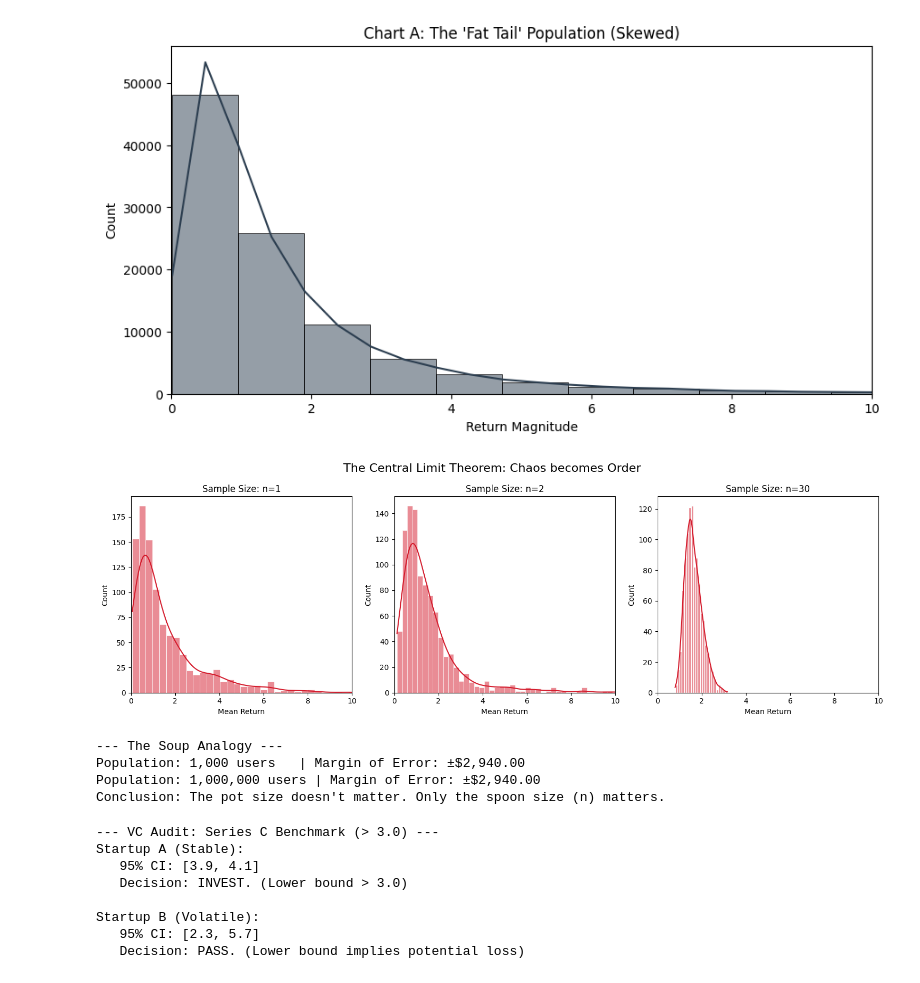
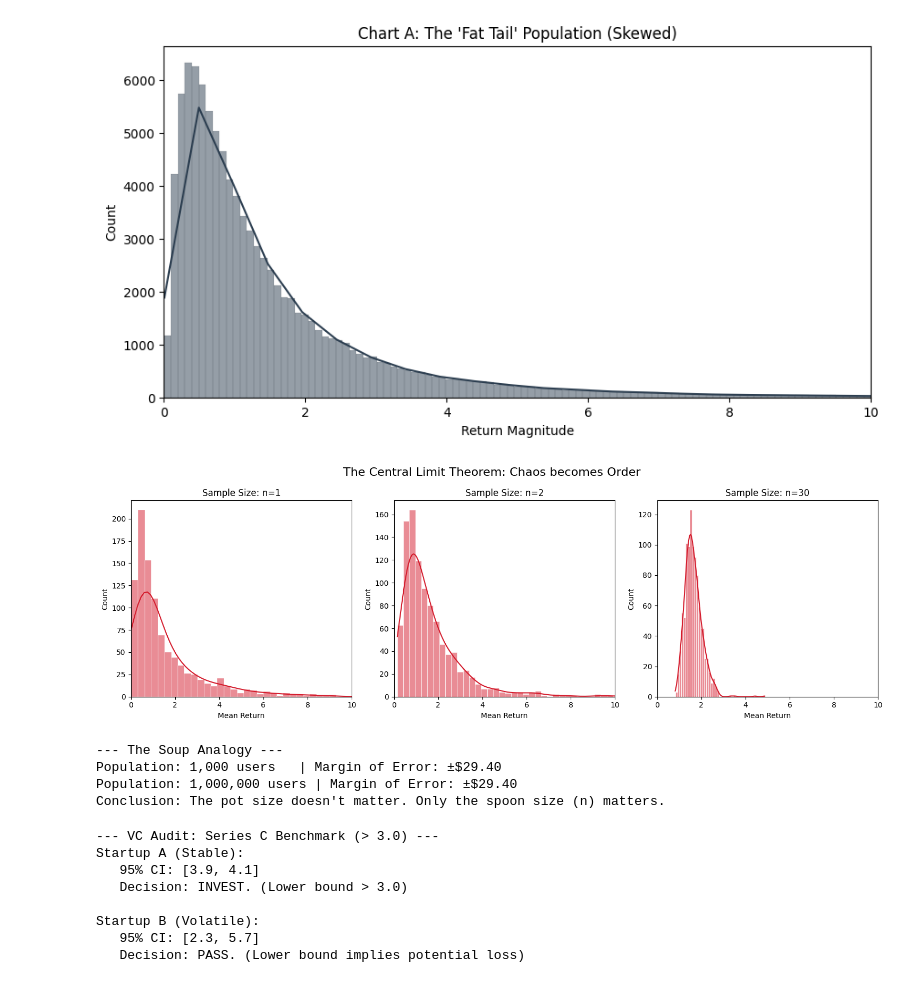
Before and after one commit to Vaidehi-9/ECON3916-33674-Statistical-Machine-Learning, a Jupyter notebook: Lab7/[Lab_7_]_Estimation_—_From_Formulas_to_Bootstrapping.ipynb, the cells around one changed output. Drawn from its saved outputs; the diff is of its cells as text; code cells hidden in the pictures.

```diff
--- a/Lab7/[Lab_7_]_Estimation_—_From_Formulas_to_Bootstrapping.ipynb
+++ b/Lab7/[Lab_7_]_Estimation_—_From_Formulas_to_Bootstrapping.ipynb
@@ -61,19 +62,19 @@ Sample 3: Mean = 36.00% | Error = +0.73%
 # %%
 import seaborn as sns
 
 # 1. Define the "Crypto Universe" (Population)
 # Log-Normal matches the skewed "Hump + Long Tail" shape of markets
-population_data = np.random.lognormal(mean=0, sigma=1.0, size=100000)
+population_data = np.random.lognormal(mean=0, sigma=1, size=100000)
 
 # 2. Visualize the Chaos
 plt.figure(figsize=(10, 5))
-sns.histplot(population_data, bins=100, kde=True, color='#2c3e50')
+sns.histplot(population_data, bins=1000, kde=True, color='#2c3e50')
 plt.xlim(0, 10)  # Crop to see the shape clearly
 plt.title("Chart A: The 'Fat Tail' Population (Skewed)")
 plt.xlabel("Return Magnitude")
 plt.show()
 # %% [output]
-[figure, old version]
+[figure, new version]
 # %%
 # Setup: Compare 3 sample sizes to match the slide
 sample_sizes = [1, 2, 30]
@@ -85,7 +86,7 @@ for i, n in enumerate(sample_sizes):
     # 1. The Loop: Calculate 1000 averages
     means = []
     for _ in range(simulations):
-        sample = np.random.choice(population_data, size=n, replace=True)
+        sample = np.random.choice(population_data, size=n)
         means.append(np.mean(sample))
 
     # 2. Plotting
@@ -99,7 +100,7 @@ plt.suptitle("The Central Limit Theorem: Chaos becomes Order", fontsize=16)
 plt.tight_layout()
 plt.show()
 # %% [output]
-[figure, old version]
+[figure, new version]
 # %%
 # 1. Setup: Two Populations, same variance, vastly different sizes
 std_dev = 15000  # Variation in spending
@@ -108,6 +109,7 @@ n = 100          # We only sample 100 users (The "Teaspoon")
 # 2. Calculate Margin of Error (1.96 * sigma / sqrt(n))
 # Notice: Big 'N' (Population Size) is NOT in this formula!
 margin_error = 1.96 * std_dev / np.sqrt(n)
+margin_error = 1.96 * std_dev / np.sqrt(1000000)
 
 print(f"--- The Soup Analogy ---")
 print(f"Population: 1,000 users   | Margin of Error: ±${margin_error:,.2f}")
@@ -115,8 +117,8 @@ print(f"Population: 1,000,000 users | Margin of Error: ±${margin_error:,.2f}")
 print(f"Conclusion: The pot size doesn't matter. Only the spoon size (n) matters.")
 # %% [output]
 --- The Soup Analogy ---
-Population: 1,000 users   | Margin of Error: ±$2,940.00
-Population: 1,000,000 users | Margin of Error: ±$2,940.00
+Population: 1,000 users   | Margin of Error: ±$29.40
+Population: 1,000,000 users | Margin of Error: ±$29.40
 Conclusion: The pot size doesn't matter. Only the spoon size (n) matters.
 # %%
 # Metric: LTV/CAC Ratio (Target > 3.0)
```
Also changed, not shown: parts of 2 cells of this notebook.
